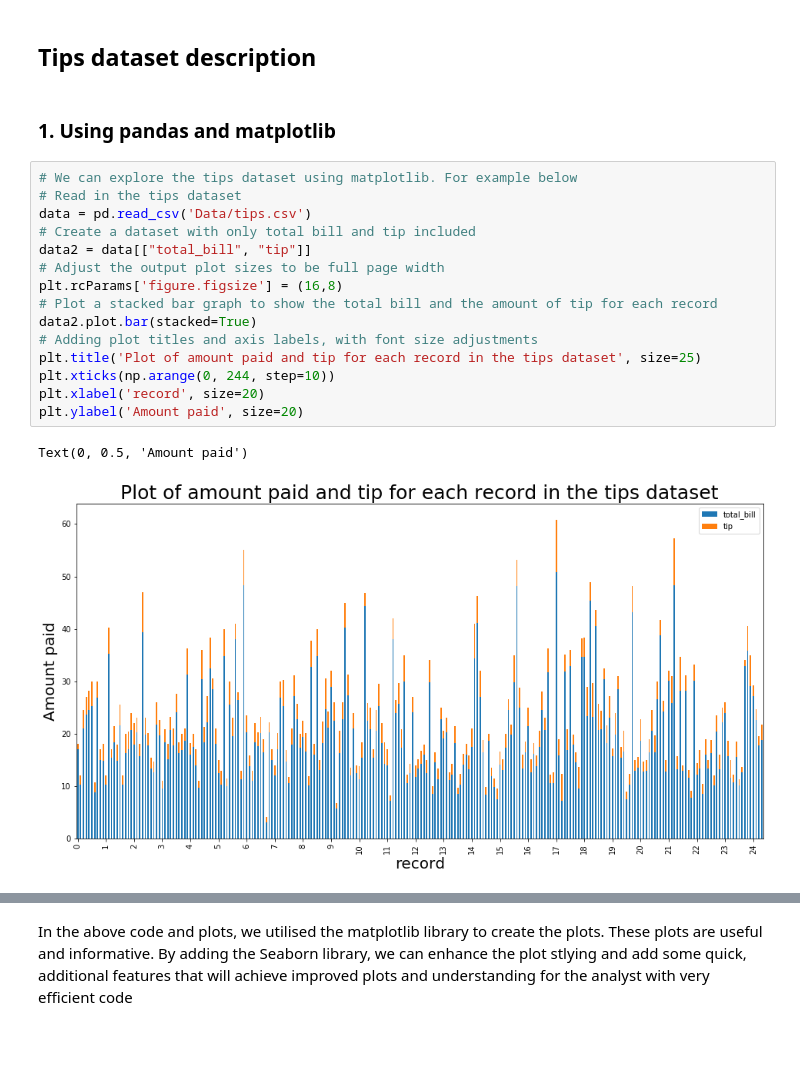
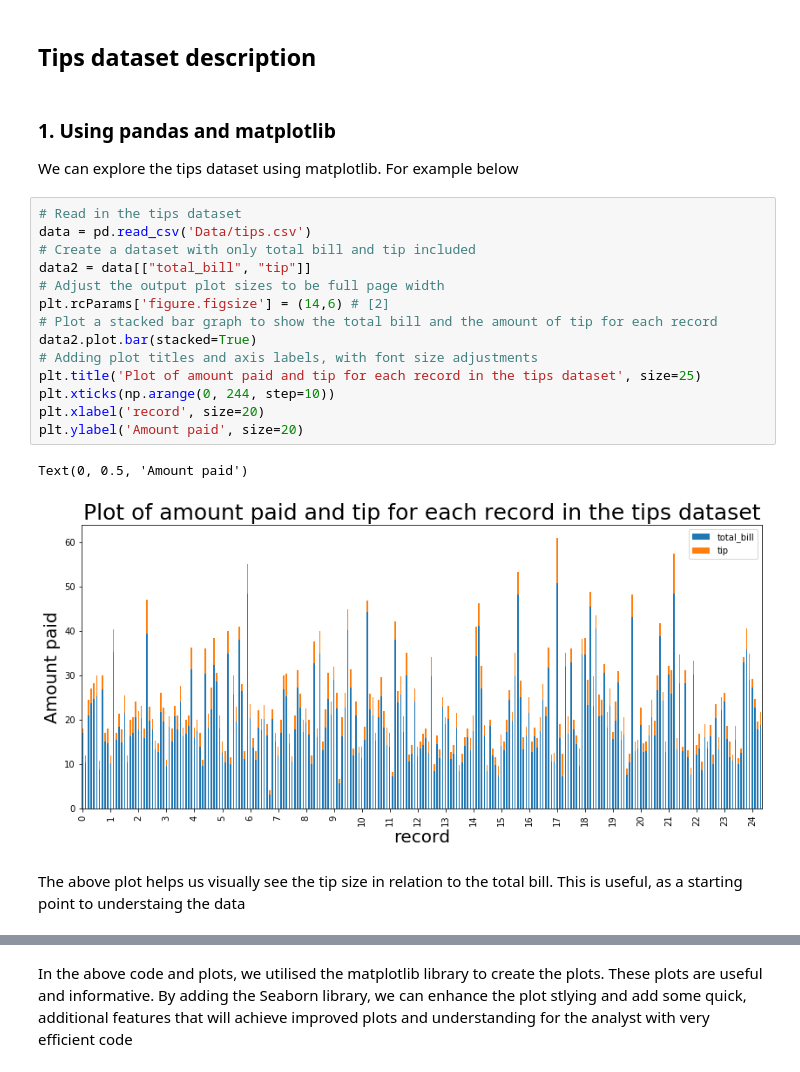
Before and after one commit to BarryClarke/Fundamentals---Assessment-2019, a Jupyter notebook: Tips dataset.ipynb, the cells around one changed output, grey strips where cells are left out. Saved outputs shown, nothing was run; the diff lists cells and outputs as text; blank space fills up the shorter version.

```diff
--- a/Tips dataset.ipynb
+++ b/Tips dataset.ipynb
@@ -13,24 +18,26 @@ import seaborn as sns
 ## Tips dataset description
 # %% [markdown]
 ### 1. Using pandas and matplotlib
+We can explore the tips dataset using matplotlib. For example below
 # %%
-# We can explore the tips dataset using matplotlib. For example below
 # Read in the tips dataset
 data = pd.read_csv('Data/tips.csv')
 # Create a dataset with only total bill and tip included
 data2 = data[["total_bill", "tip"]]
 # Adjust the output plot sizes to be full page width
-plt.rcParams['figure.figsize'] = (16,8)
+plt.rcParams['figure.figsize'] = (14,6) # [2]
 # Plot a stacked bar graph to show the total bill and the amount of tip for each record
 data2.plot.bar(stacked=True)
 # Adding plot titles and axis labels, with font size adjustments
 plt.title('Plot of amount paid and tip for each record in the tips dataset', size=25)
 plt.xticks(np.arange(0, 244, step=10))
 plt.xlabel('record', size=20)
 plt.ylabel('Amount paid', size=20)
 # %% [output]
 Text(0, 0.5, 'Amount paid')
-[figure, old version]
+[figure, new version]
+# %% [markdown]
+The above plot helps us visually see the tip size in relation to the total bill. This is useful, as a starting point to understaing the data
 # %%
 data = pd.read_csv('Data/tips.csv')
 # Calculating the average tip per record, expressed as a percentage
```
Also changed, not shown: parts of 31 cells of this notebook, 1 other file.
